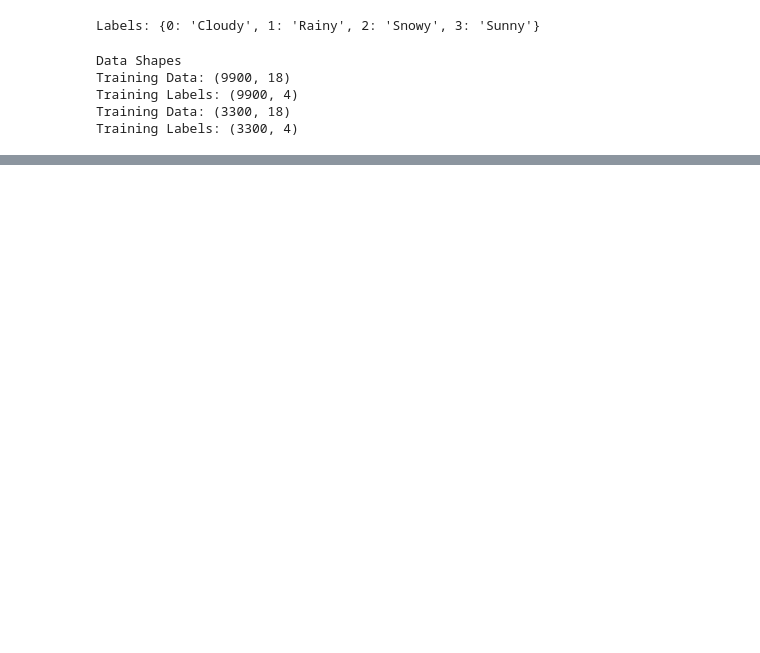
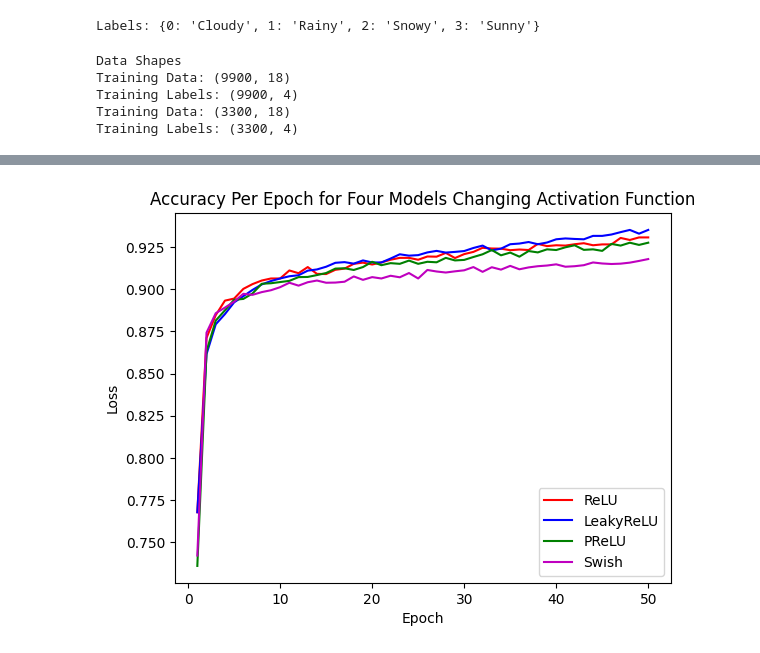
Before and after one commit to cassidyschul/weather_prediction, a Jupyter notebook: weather_classification_model.ipynb, the cells around one changed output, grey strips where cells are left out. Drawn from its saved outputs; the diff is of its cells as text; code cells hidden in the pictures; blank space fills up the shorter version.

```diff
--- a/weather_classification_model.ipynb
+++ b/weather_classification_model.ipynb
@@ -487,0 +819,17 @@ plt.show()
+# %%
+# Plot accuracy for each activation function
+
+epochs = range(1, len(nn_model_relu_accuracy) + 1)
+
+plt.plot(epochs, nn_model_relu_accuracy, 'r', label = 'ReLU')
+plt.plot(epochs, nn_model_leakyrelu_accuracy, 'b', label = 'LeakyReLU')
+plt.plot(epochs, nn_model_prelu_accuracy, 'g', label = 'PReLU')
+plt.plot(epochs, nn_model_swish_accuracy, 'm', label = 'Swish')
+
+plt.title('Accuracy Per Epoch for Four Models Changing Activation Function')
+plt.xlabel('Epoch')
+plt.ylabel('Loss')
+plt.legend()
+plt.show()
+# %% [output]
+[figure, added]
```
Also changed, not shown: parts of 31 cells of this notebook.
